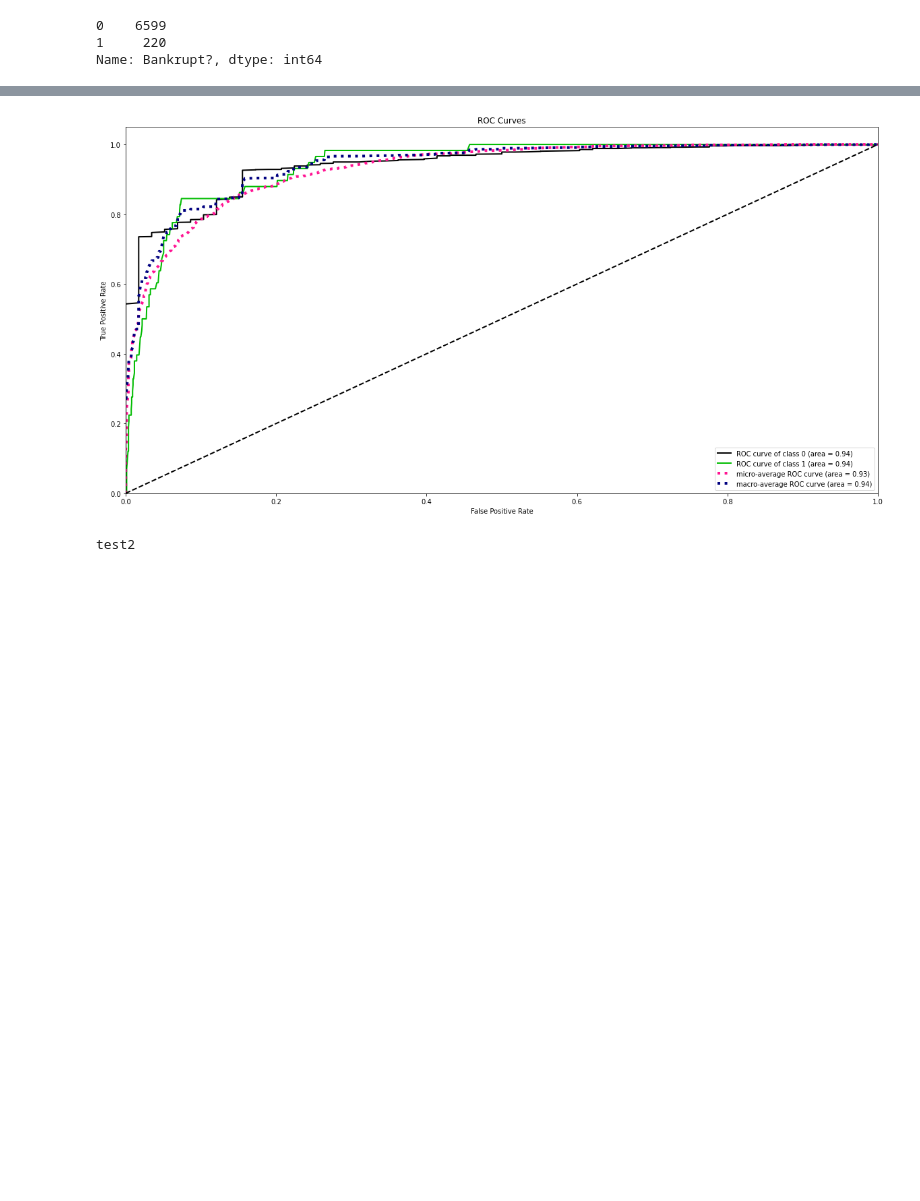
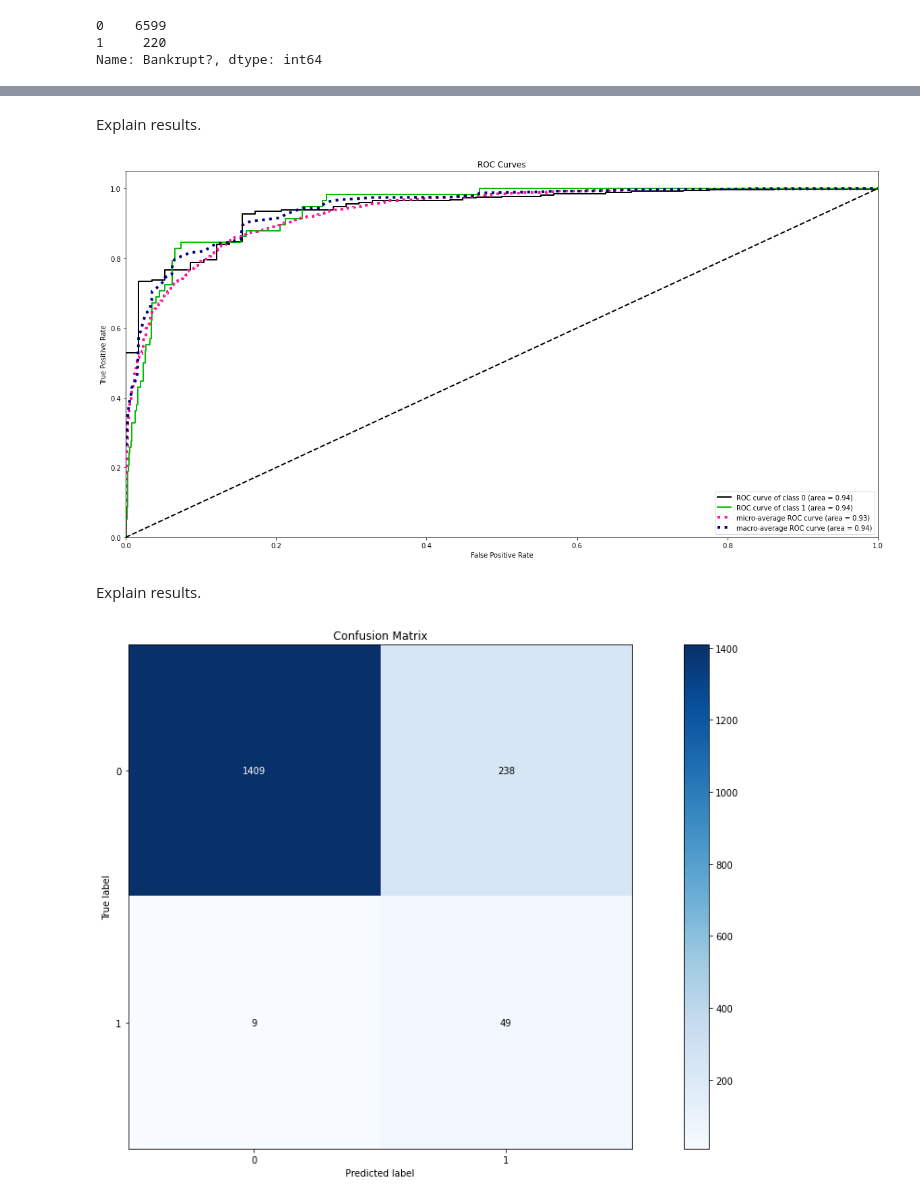
Before and after one commit to joelaniado/company-bankruptcy-prediction, a Jupyter notebook: company-bankruptcy-prediction.ipynb, the cells around one changed output, grey strips where cells are left out. Drawn from its saved outputs; the diff is of its cells as text; code cells hidden in the pictures; blank space fills up the shorter version.

Commit message:
Added description, result metrics and feature importance. Still missing results description and conclusion.

```diff
--- a/company-bankruptcy-prediction.ipynb
+++ b/company-bankruptcy-prediction.ipynb
@@ -186,9 +257,14 @@ print('The best parameters for each model are:\nBalanced Random Forest: {}\nEasy
 # %%
+# Build optimal model.
 clf = BalancedRandomForestClassifier(
-    n_estimators = 500,
+    n_estimators = 1200,
+    min_samples_split = 2,
+    min_samples_leaf= 2,
+    max_depth = 10,
     n_jobs=-1,
     random_state=seed)
 
+# Fit model and predict on test data
 clf.fit(X_train,y_train)
 y_pred = clf.predict(X_test)
 y_prob = clf.predict_proba(X_test)
@@ -208,8 +290,14 @@ weighted avg       0.97      0.85      0.90      1705
+# %% [markdown]
+Explain results.
 # %%
+# Plot ROC curve
 results.roc()
 # %% [output]
-[figure, old version]
+[figure, new version]
+# %% [markdown]
+Explain results.
 # %%
-results.test()
+#plot confusion matrix
+results.confusion()
 # %% [output]
-test2
+[figure, added]
```
Also changed, not shown: parts of 43 cells of this notebook.
